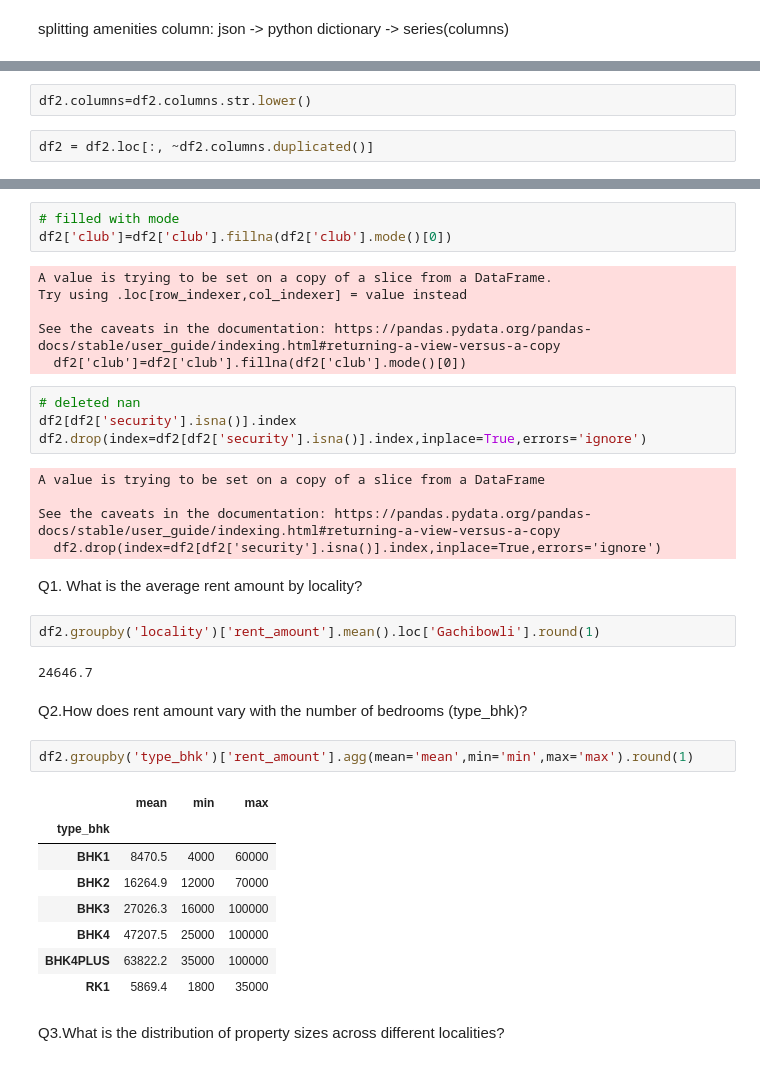
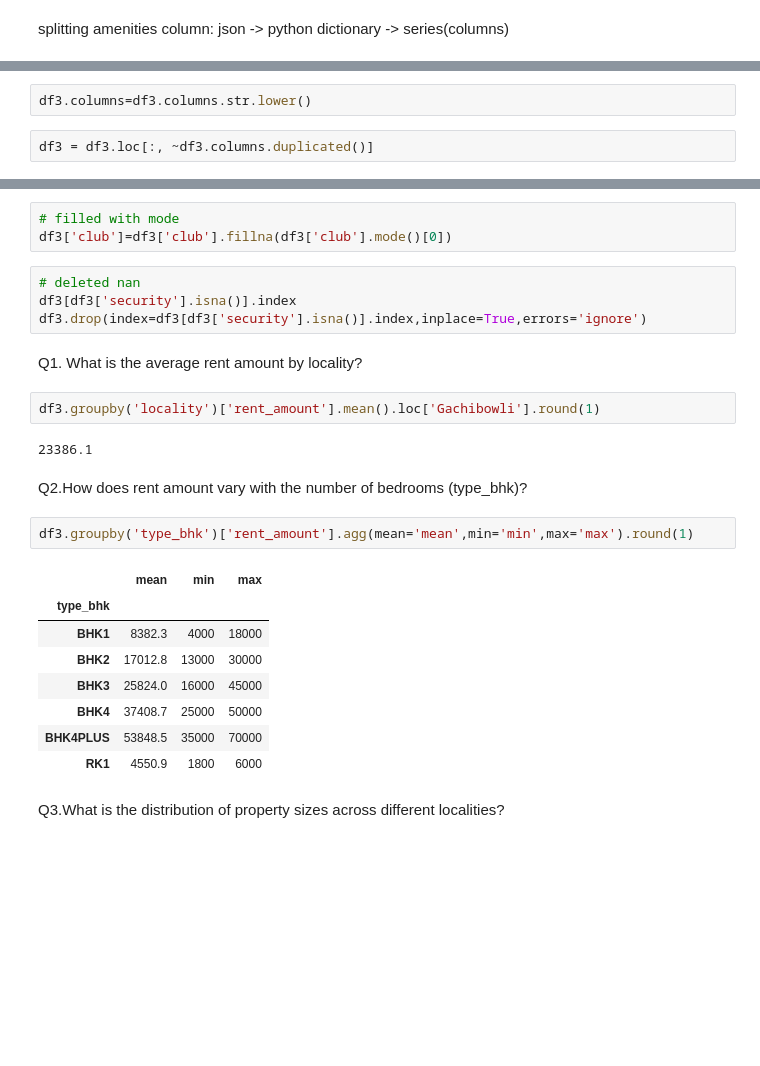
Before and after one commit to Srikant-Pal/No_broker_Analysis, a Jupyter notebook: Nobroker_Analytics.ipynb, the cells around one changed output, grey strips where cells are left out. Drawn from its saved outputs; the diff is of its cells as text; blank space fills up the shorter version.

```diff
--- a/Nobroker_Analytics.ipynb
+++ b/Nobroker_Analytics.ipynb
@@ -217,5 +215,5 @@ df2.drop(columns=columns,inplace=True,errors='ignore')
 # %%
-df2.columns=df2.columns.str.lower()
+df3.columns=df3.columns.str.lower()
 # %%
-df2 = df2.loc[:, ~df2.columns.duplicated()]
+df3 = df3.loc[:, ~df3.columns.duplicated()]
 # %%
@@ -232,41 +230,30 @@ Index(['active', 'balconies', 'bathroom', 'completestreetname', 'deposit',
       dtype='object')
 # %%
 # filled with mode
-df2['club']=df2['club'].fillna(df2['club'].mode()[0])
+df3['club']=df3['club'].fillna(df3['club'].mode()[0])
-# %% [output]
-A value is trying to be set on a copy of a slice from a DataFrame.
-Try using .loc[row_indexer,col_indexer] = value instead
-
-See the caveats in the documentation: https://pandas.pydata.org/pandas-docs/stable/user_guide/indexing.html#returning-a-view-versus-a-copy
-  df2['club']=df2['club'].fillna(df2['club'].mode()[0])
 # %%
 # deleted nan
-df2[df2['security'].isna()].index
-df2.drop(index=df2[df2['security'].isna()].index,inplace=True,errors='ignore')
+df3[df3['security'].isna()].index
+df3.drop(index=df3[df3['security'].isna()].index,inplace=True,errors='ignore')
-# %% [output]
-A value is trying to be set on a copy of a slice from a DataFrame
-
-See the caveats in the documentation: https://pandas.pydata.org/pandas-docs/stable/user_guide/indexing.html#returning-a-view-versus-a-copy
-  df2.drop(index=df2[df2['security'].isna()].index,inplace=True,errors='ignore')
 # %% [markdown]
 Q1. What is the average rent amount by locality?
 # %%
-df2.groupby('locality')['rent_amount'].mean().loc['Gachibowli'].round(1)
+df3.groupby('locality')['rent_amount'].mean().loc['Gachibowli'].round(1)
 # %% [output]
-24646.7
+23386.1
 # %% [markdown]
 Q2.How does rent amount vary with the number of bedrooms (type_bhk)?
 # %%
-df2.groupby('type_bhk')['rent_amount'].agg(mean='mean',min='min',max='max').round(1)
+df3.groupby('type_bhk')['rent_amount'].agg(mean='mean',min='min',max='max').round(1)
 # %% [output]
 |  | mean | min | max |
 | type_bhk |  |  |  |
-| BHK1 | 8470.5 | 4000 | 60000 |
-| BHK2 | 16264.9 | 12000 | 70000 |
-| BHK3 | 27026.3 | 16000 | 100000 |
-| BHK4 | 47207.5 | 25000 | 100000 |
-| BHK4PLUS | 63822.2 | 35000 | 100000 |
-| RK1 | 5869.4 | 1800 | 35000 |
+| BHK1 | 8382.3 | 4000 | 18000 |
+| BHK2 | 17012.8 | 13000 | 30000 |
+| BHK3 | 25824.0 | 16000 | 45000 |
+| BHK4 | 37408.7 | 25000 | 50000 |
+| BHK4PLUS | 53848.5 | 35000 | 70000 |
+| RK1 | 4550.9 | 1800 | 6000 |
 # %% [markdown]
 Q3.What is the distribution of property sizes across different localities?
 # %%
```
Also changed, not shown: parts of 15 cells of this notebook.
